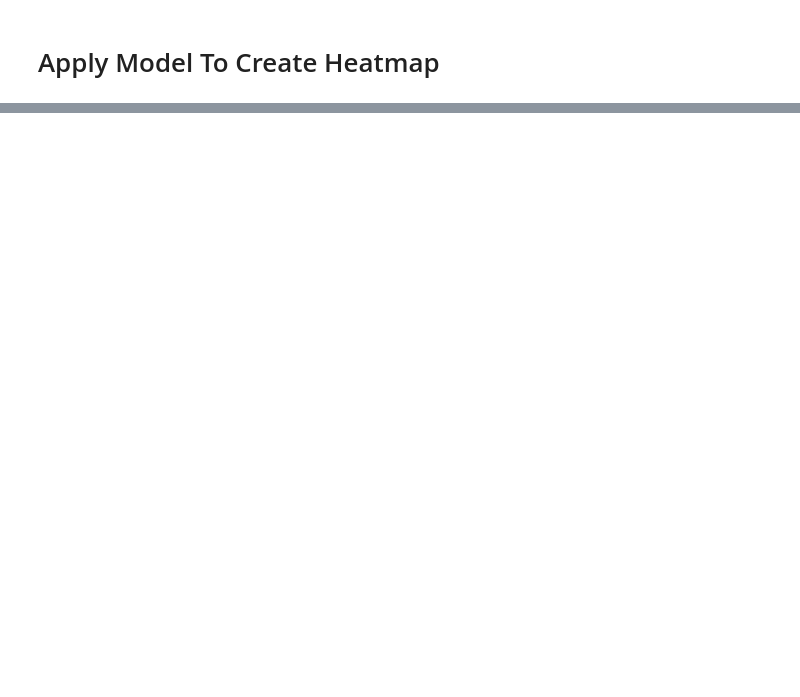
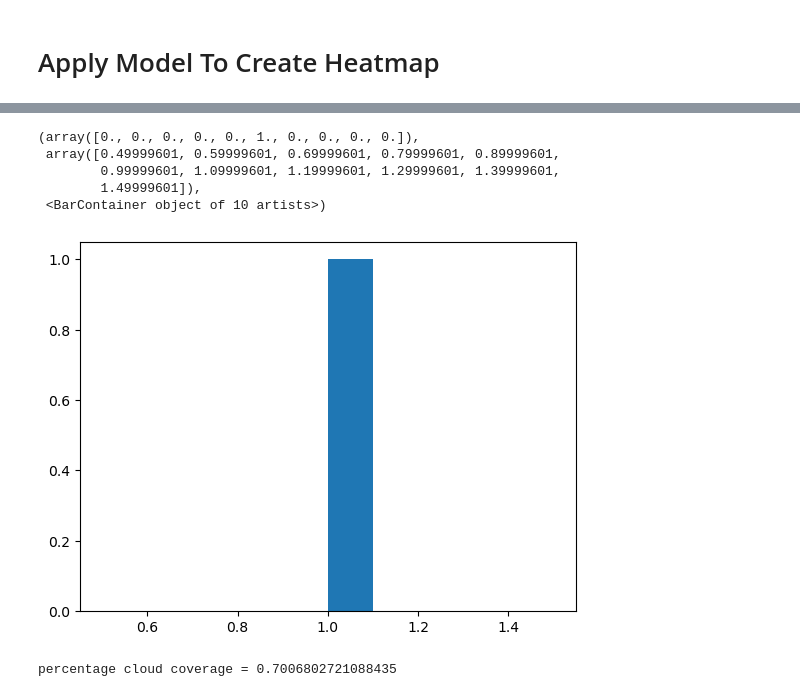
Before and after one commit to ijustdontgitit/asiva_clouds, a Jupyter notebook: asiva_heatmap.ipynb, the cells around one changed output, grey strips where cells are left out. Saved outputs shown, nothing was run; the diff lists cells and outputs as text; code cells hidden in the pictures; blank space fills up the shorter version.

```diff
--- a/asiva_heatmap.ipynb
+++ b/asiva_heatmap.ipynb
@@ -502,0 +574,39 @@ plt.hist(bins[:-1], bins, weights=counts)
+# %%
+#apply mask to create a more accurate histogram
+#add nonmasked values to flattened array
+heatmap_filtered = np.ma.array(heatmap, mask=high_mask)
+tmp = np.ma.filled(heatmap_filtered, fill_value=-1)
+vals = np.zeros(544 * 512)
+for i in range(len(tmp)):
+    for j in range(len(tmp[0])):
+        if(tmp[i, j] != -1):
+            #add pixel value to vals
+            vals[-1] = tmp[i, j]
+counts, bins = np.histogram(vals)
+plt.hist(bins[:-1], bins, weights=counts)
+# %% [output]
+(array([0., 0., 0., 0., 0., 1., 0., 0., 0., 0.]),
+ array([0.49999601, 0.59999601, 0.69999601, 0.79999601, 0.89999601,
+        0.99999601, 1.09999601, 1.19999601, 1.29999601, 1.39999601,
+        1.49999601]),
+ <BarContainer object of 10 artists>)
+[figure, added]
+# %%
+#calculate percentage cloud coverage. Iterate through image
+#and for a given threshold value set value above to 1 and values below to 0 then average the array
+heatmap_filtered = np.ma.array(heatmap, mask=high_mask)
+th = 0.3
+tmp = np.ma.filled(heatmap_filtered, fill_value=-1)
+cloud_count = 0
+total = 0
+for i in range(len(tmp)):
+    for j in range(len(tmp[0])):
+        if(tmp[i, j] != -1):
+            #increment
+            total += 1
+            if(tmp[i, j] >= th):
+                cloud_count += 1
+
+print("percentage cloud coverage = " + str(cloud_count / total))
+# %% [output]
+percentage cloud coverage = 0.7006802721088435
```
Also changed, not shown: parts of 13 cells of this notebook.
